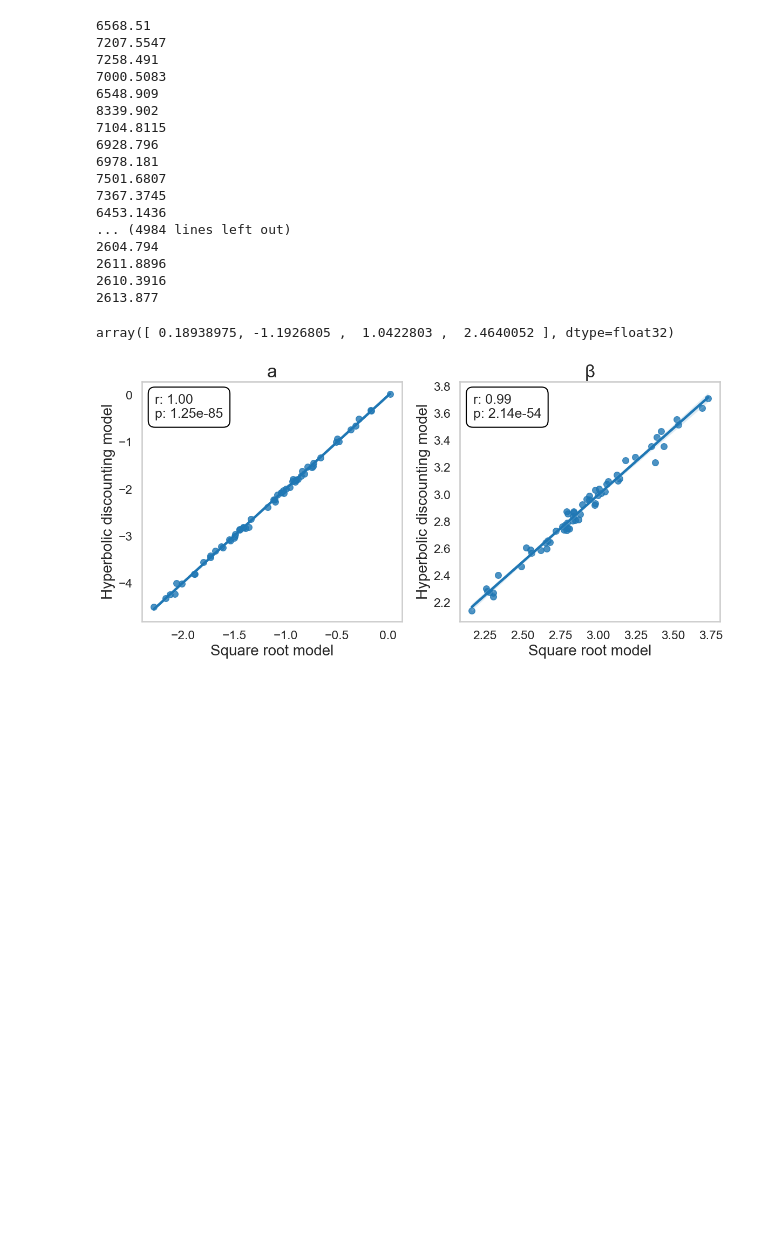
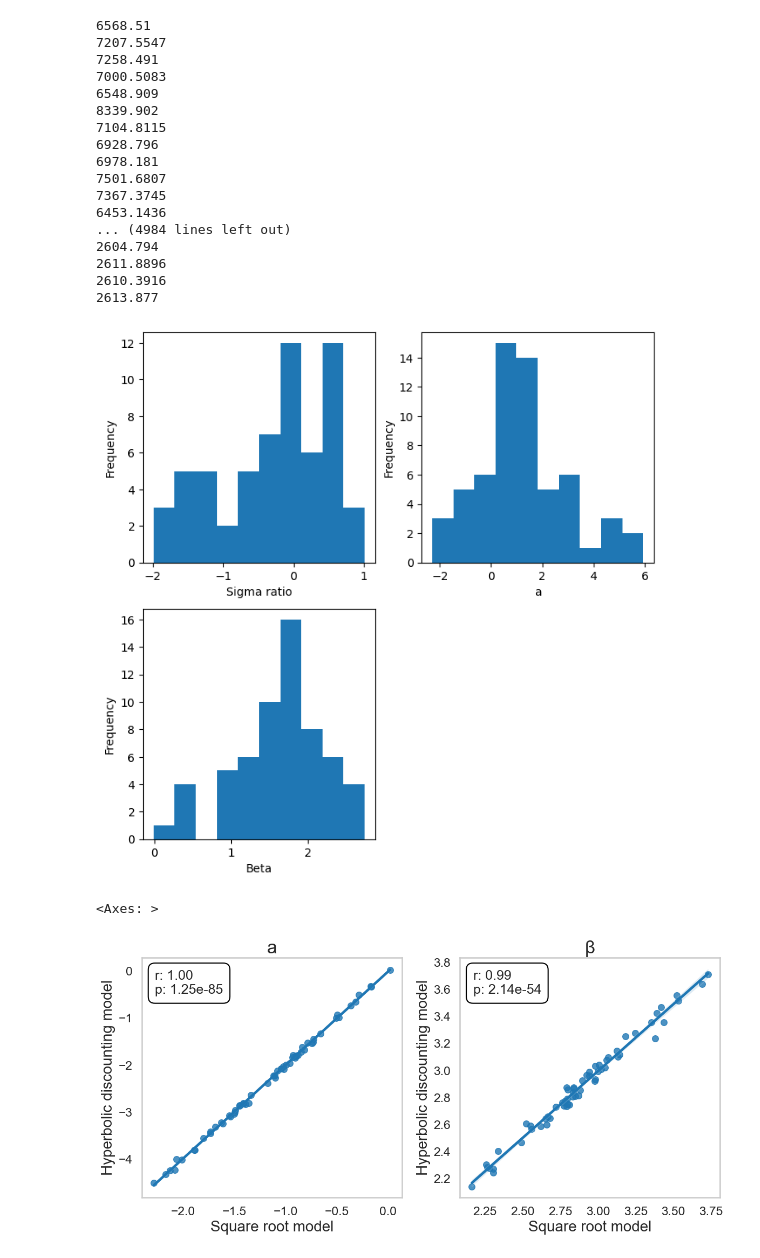
Before and after one commit to hhsherlock/Discounting, a Jupyter notebook: paper/different_time_perceptions.ipynb, the cells around one changed output. Saved outputs shown, nothing was run; the diff lists cells and outputs as text; code cells hidden in the pictures; blank space fills up the shorter version.

```diff
--- a/paper/different_time_perceptions.ipynb
+++ b/paper/different_time_perceptions.ipynb
@@ -255,10 +254,30 @@ for name, value in pyro.get_param_store().items():
 # change the dictionary to numpy instead of tensor
 # because somehow the tensor cannot be save with pickle
 numpy_dict = {key: value.detach().cpu().numpy() for key, value in pos_dict.items()}
-# %%
-numpy_dict["m"]
-# %% [output]
-array([ 0.18938975, -1.1926805 ,  1.0422803 ,  2.4640052 ], dtype=float32)
+# %%
+fig, axes = plt.subplots(2,2, figsize=(8,8))
+
+axes[0][0].hist(numpy_dict['m_locs'][:,0])
+axes[0][0].set_xlabel('Sigma ratio')
+axes[0][0].set_ylabel('Frequency')
+
+axes[0][1].hist(numpy_dict['m_locs'][:,1])
+axes[0][1].set_xlabel('a')
+axes[0][1].set_ylabel('Frequency')
+
+axes[1][0].hist(numpy_dict['m_locs'][:,2])
+axes[1][0].set_xlabel('Beta')
+axes[1][0].set_ylabel('Frequency')
+
+axes[1][1].axis("off")
+
+plt.savefig("/home/yaning/Documents/Discounting/paper/results/log_inferred.png", dpi=300)
+# %% [output]
+[figure, added]
+# %%
+axes[0][1]
+# %% [output]
+<Axes: >
 # %%
 import seaborn as sns
 import matplotlib.pyplot as plt
```
Also changed, not shown: parts of 5 cells of this notebook, 11 other files.
